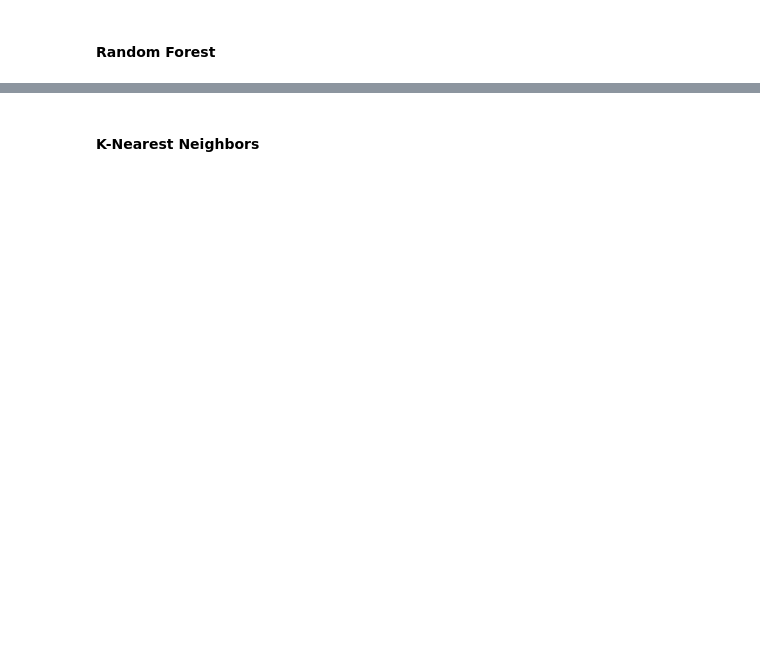
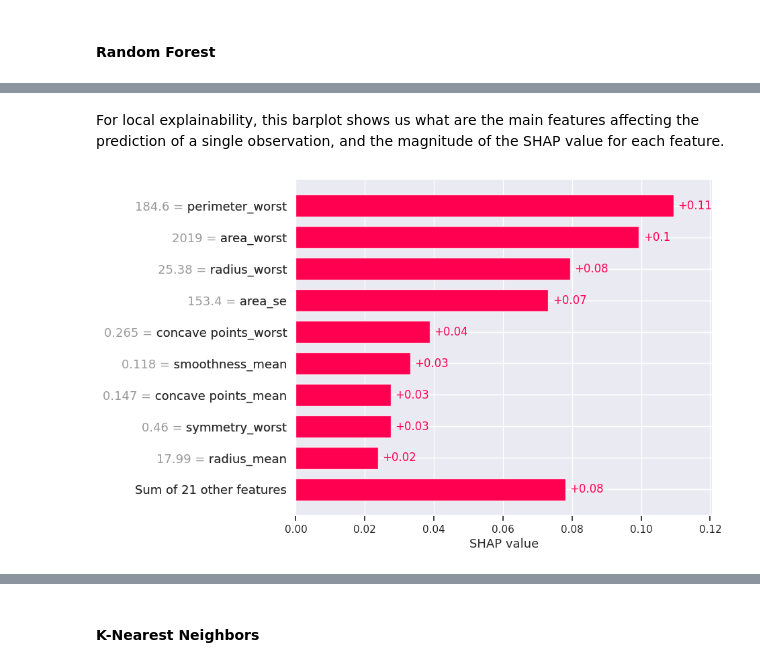
Before and after one commit to rogerqiu7/Projects, a Jupyter notebook: Breast Cancer Prediction/BreastCancerPrediction.ipynb, the cells around one changed output, grey strips where cells are left out. Cells and saved outputs as stored; diff of their text form; code cells hidden in the pictures; blank space fills up the shorter version.

```diff
--- a/Breast Cancer Prediction/BreastCancerPrediction.ipynb
+++ b/Breast Cancer Prediction/BreastCancerPrediction.ipynb
@@ -598,0 +674,6 @@ Here we can see how important each feature is in determining the outcome of the
+# %% [markdown]
+For local explainability, this barplot shows us what are the main features affecting the prediction of a single observation, and the magnitude of the SHAP value for each feature.
+# %%
+shap.plots.bar(shap_values[0])
+# %% [output]
+[figure, added]
```
Also changed, not shown: parts of 51 cells of this notebook.
